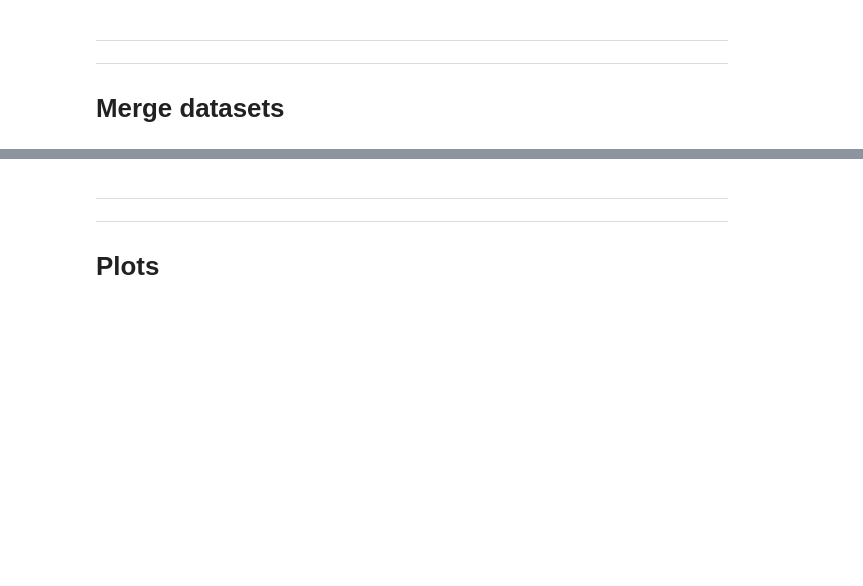
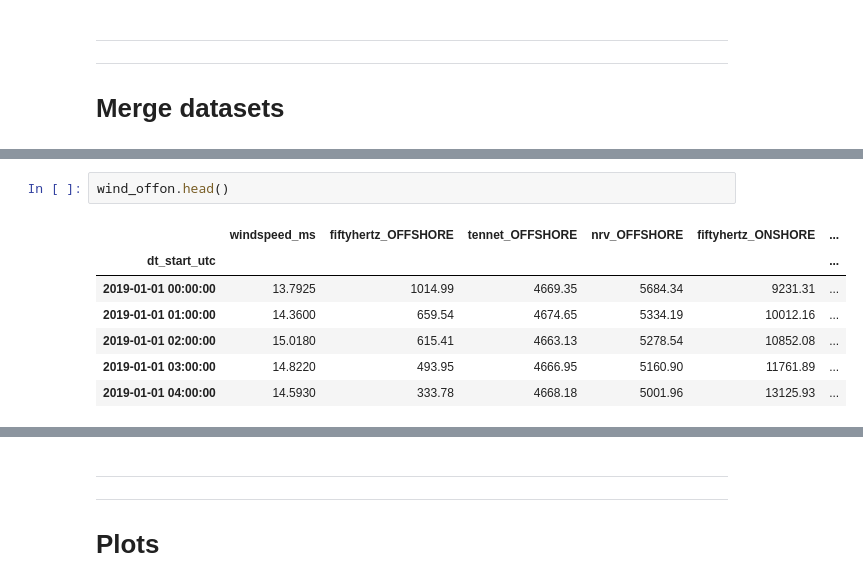
Before and after one commit to Windbenders/capstone_energy, a Jupyter notebook: notebooks/notebook_Katrin.ipynb, the cells around one changed output, grey strips where cells are left out. Saved outputs shown, nothing was run; the diff lists cells and outputs as text; blank space fills up the shorter version.

```diff
--- a/notebooks/notebook_Katrin.ipynb
+++ b/notebooks/notebook_Katrin.ipynb
@@ -1030,0 +876,10 @@ wind_price.head()
+# %%
+wind_offon.head()
+# %% [output]
+|  | windspeed_ms | fiftyhertz_OFFSHORE | tennet_OFFSHORE | nrv_OFFSHORE | fiftyhertz_ONSHORE | ... |
+| dt_start_utc |  |  |  |  |  | ... |
+| 2019-01-01 00:00:00 | 13.7925 | 1014.99 | 4669.35 | 5684.34 | 9231.31 | ... |
+| 2019-01-01 01:00:00 | 14.3600 | 659.54 | 4674.65 | 5334.19 | 10012.16 | ... |
+| 2019-01-01 02:00:00 | 15.0180 | 615.41 | 4663.13 | 5278.54 | 10852.08 | ... |
+| 2019-01-01 03:00:00 | 14.8220 | 493.95 | 4666.95 | 5160.90 | 11761.89 | ... |
+| 2019-01-01 04:00:00 | 14.5930 | 333.78 | 4668.18 | 5001.96 | 13125.93 | ... |
```
Also changed, not shown: parts of 107 cells of this notebook.
